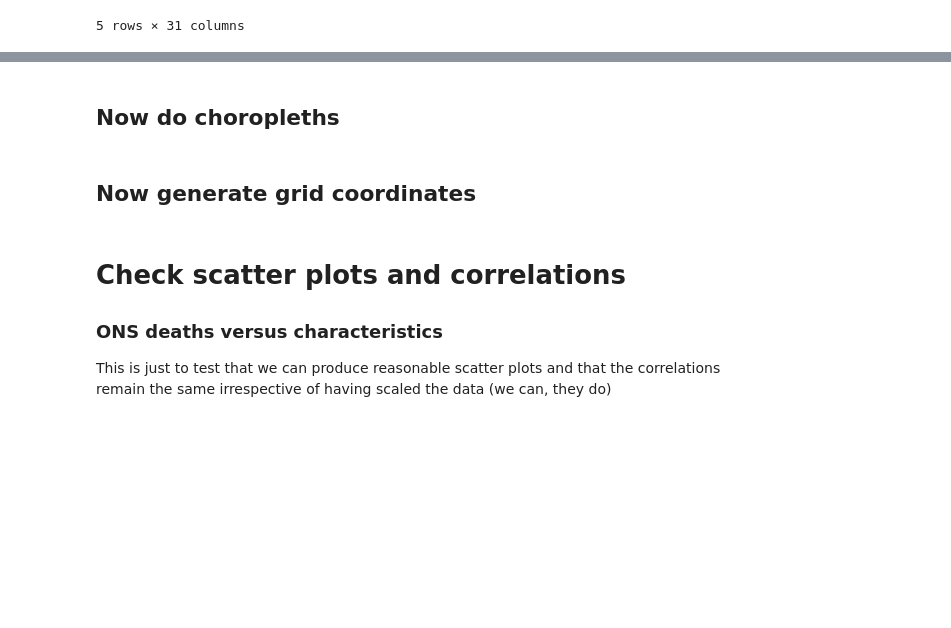
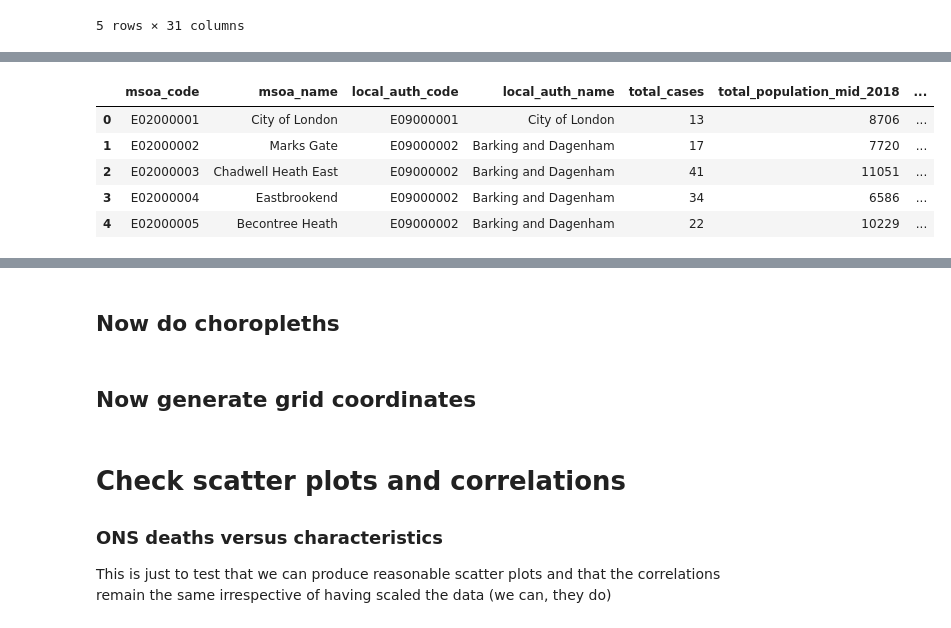
Before and after one commit to PhilMoura/web_data, a Jupyter notebook: London_Covid_3.ipynb, the cells around one changed output, grey strips where cells are left out. Saved outputs shown, nothing was run; the diff lists cells and outputs as text; code cells hidden in the pictures; blank space fills up the shorter version.

```diff
--- a/London_Covid_3.ipynb
+++ b/London_Covid_3.ipynb
@@ -696,0 +698,23 @@ london_weekly_cases.head()
+# %%
+col_names = london_weekly_cases.columns.to_list()
+
+col_names = col_names[9:31]
+london_cases_tidy = pd.melt(london_weekly_cases, id_vars=['msoa_code',
+                                                'msoa_name',
+                                                'local_auth_code',
+                                                'local_auth_name',
+                                                'total_cases',
+                                                'total_population_mid_2018',
+                                                'cases_per_thousand',
+                                                'cx',
+                                                'cy'],
+                                                value_vars=col_names, var_name = 'week', value_name='cases')
+
+london_cases_tidy.head()
+# %% [output]
+|  | msoa_code | msoa_name | local_auth_code | local_auth_name | total_cases | total_population_mid_2018 | ... |
+| 0 | E02000001 | City of London | E09000001 | City of London | 13 | 8706 | ... |
+| 1 | E02000002 | Marks Gate | E09000002 | Barking and Dagenham | 17 | 7720 | ... |
+| 2 | E02000003 | Chadwell Heath East | E09000002 | Barking and Dagenham | 41 | 11051 | ... |
+| 3 | E02000004 | Eastbrookend | E09000002 | Barking and Dagenham | 34 | 6586 | ... |
+| 4 | E02000005 | Becontree Heath | E09000002 | Barking and Dagenham | 22 | 10229 | ... |
```
Also changed, not shown: parts of 8 cells of this notebook, 1 other file.
